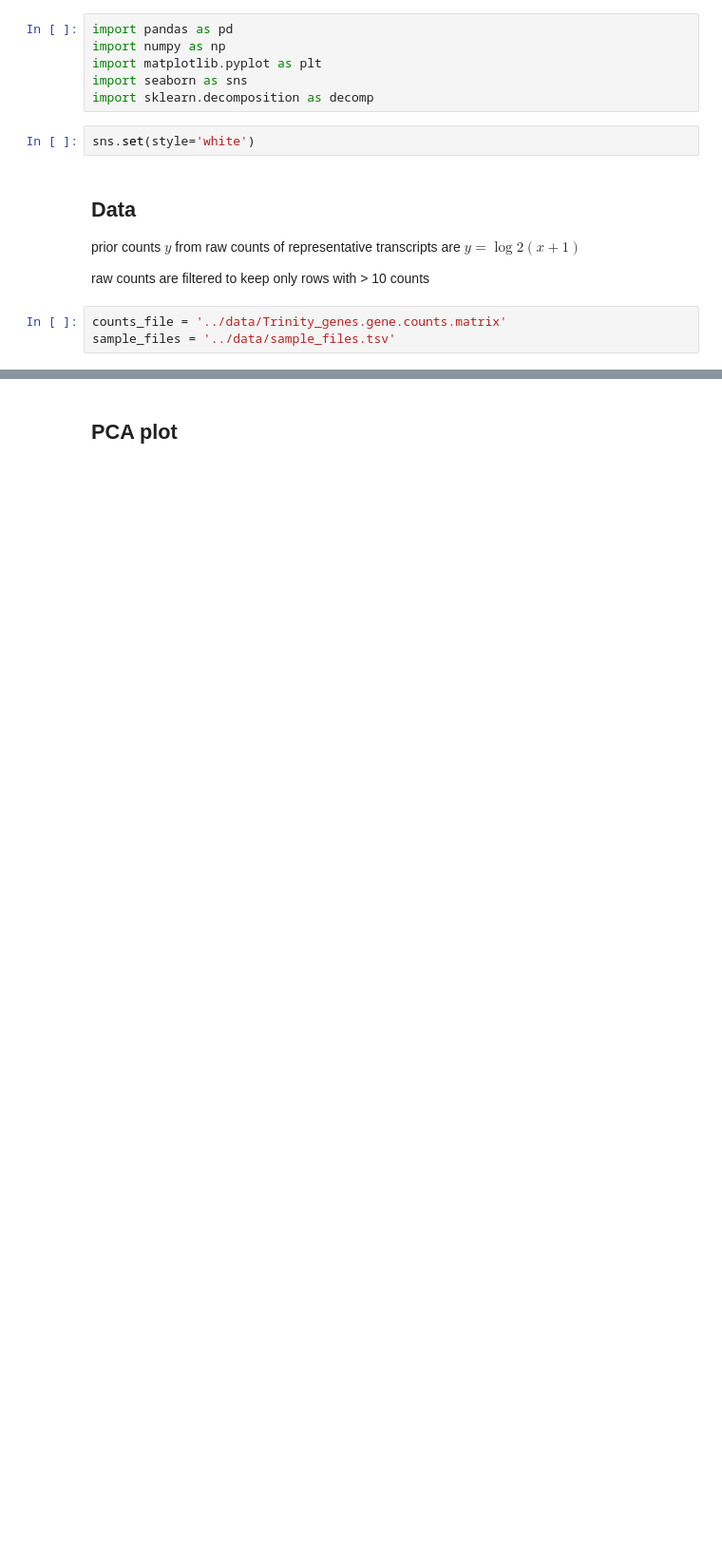
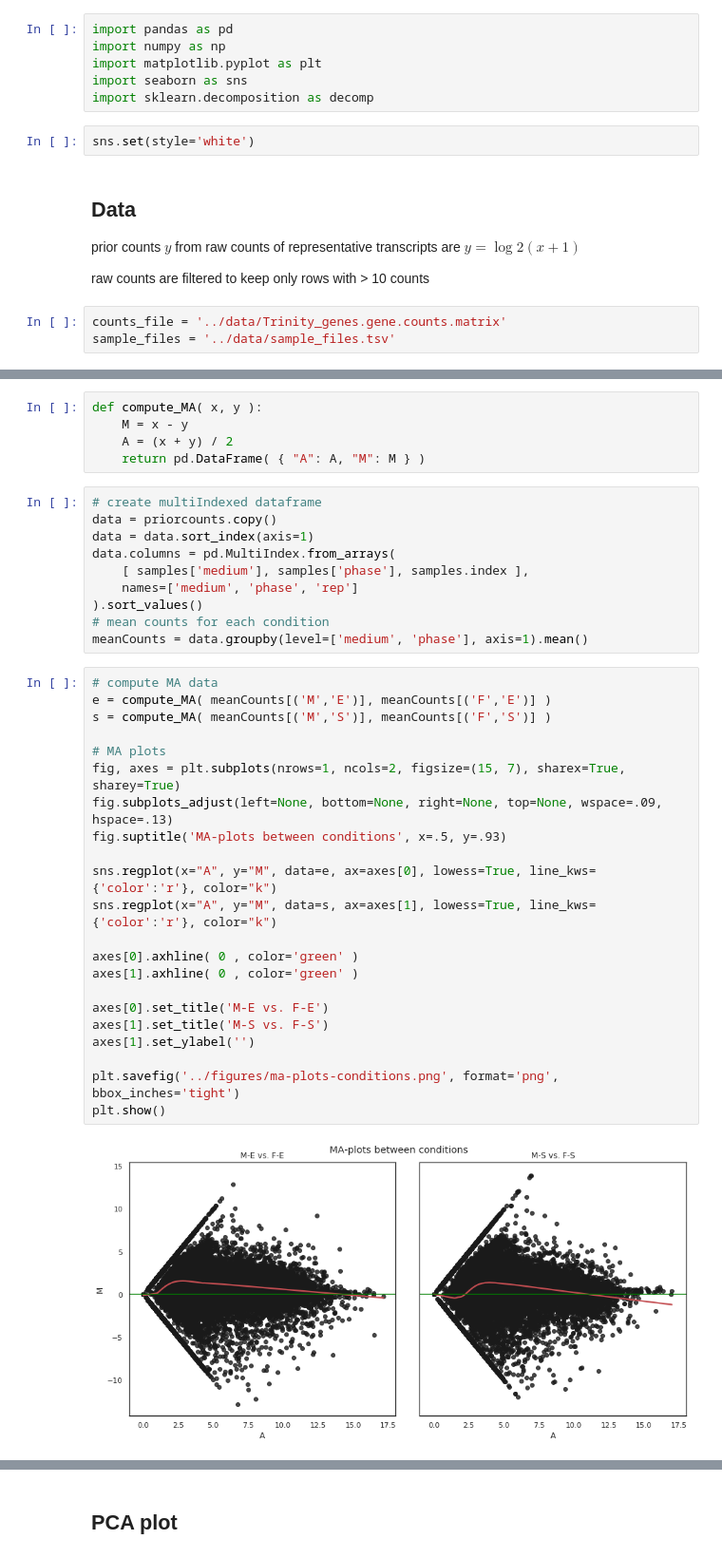
Before and after one commit to michaelpierrelee/2019-yun-pierrelee-chlorella_HS2-paper, a Jupyter notebook: notebooks/1-raw_count_quality.py.ipynb, the cells around one changed output, grey strips where cells are left out. Shown: that part at 95% size. Saved outputs shown, nothing was run; the diff lists cells and outputs as text; blank space fills up the shorter version.

```diff
--- a/notebooks/1-raw_count_quality.py.ipynb
+++ b/notebooks/1-raw_count_quality.py.ipynb
@@ -75 +73,40 @@ plt.show()
+# %%
+def compute_MA( x, y ):
+    M = x - y
+    A = (x + y) / 2
+    return pd.DataFrame( { "A": A, "M": M } )
+# %%
+# create multiIndexed dataframe
+data = priorcounts.copy()
+data = data.sort_index(axis=1)
+data.columns = pd.MultiIndex.from_arrays(
+    [ samples['medium'], samples['phase'], samples.index ],
+    names=['medium', 'phase', 'rep']
+).sort_values()
+# mean counts for each condition
+meanCounts = data.groupby(level=['medium', 'phase'], axis=1).mean()
+# %%
+# compute MA data
+e = compute_MA( meanCounts[('M','E')], meanCounts[('F','E')] )
+s = compute_MA( meanCounts[('M','S')], meanCounts[('F','S')] )
+
+# MA plots
+fig, axes = plt.subplots(nrows=1, ncols=2, figsize=(15, 7), sharex=True, sharey=True)
+fig.subplots_adjust(left=None, bottom=None, right=None, top=None, wspace=.09, hspace=.13)
+fig.suptitle('MA-plots between conditions', x=.5, y=.93)
+
+sns.regplot(x="A", y="M", data=e, ax=axes[0], lowess=True, line_kws={'color':'r'}, color="k")
+sns.regplot(x="A", y="M", data=s, ax=axes[1], lowess=True, line_kws={'color':'r'}, color="k")
+
+axes[0].axhline( 0 , color='green' )
+axes[1].axhline( 0 , color='green' )
+
+axes[0].set_title('M-E vs. F-E')
+axes[1].set_title('M-S vs. F-S')
+axes[1].set_ylabel('')
+
+plt.savefig('../figures/ma-plots-conditions.png', format='png', bbox_inches='tight')
+plt.show()
+# %% [output]
+[figure, added]
 # %% [markdown]
```
Also changed, not shown: parts of 10 cells of this notebook, 4 other files.
